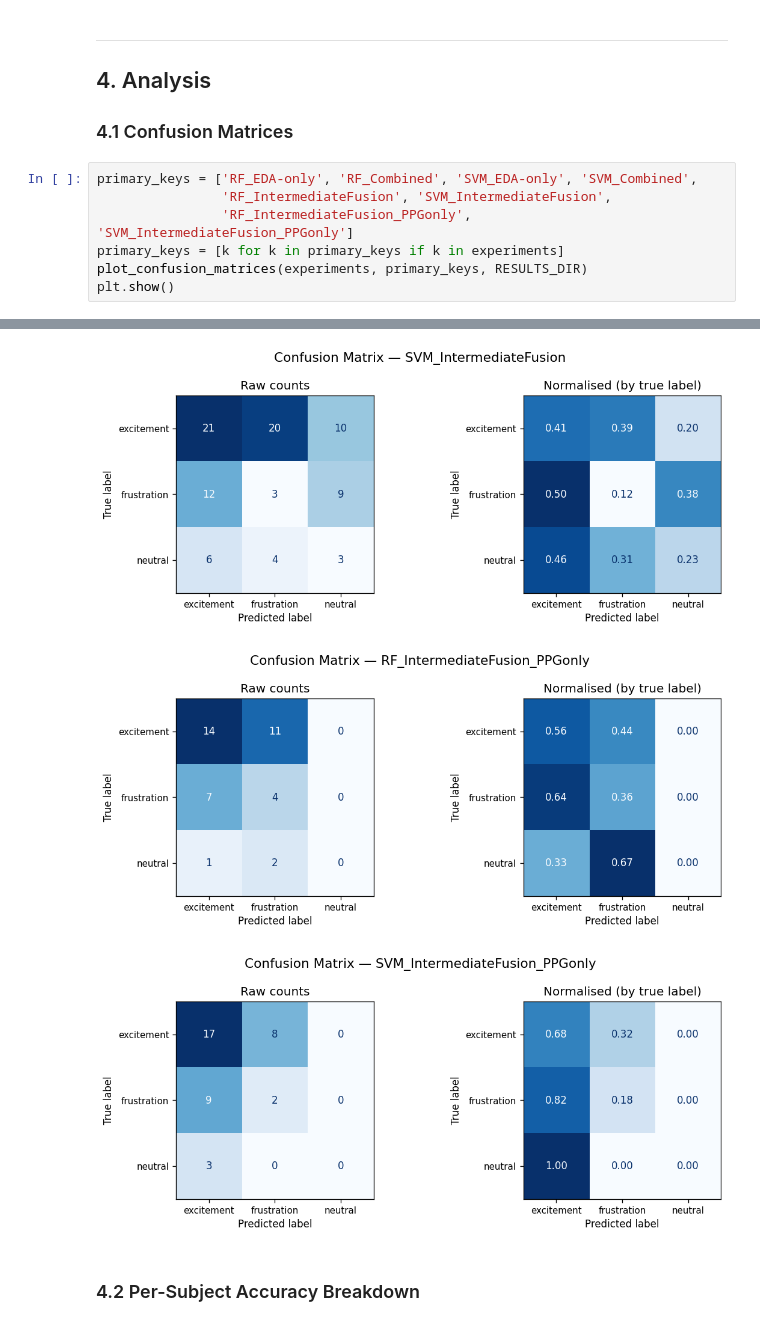
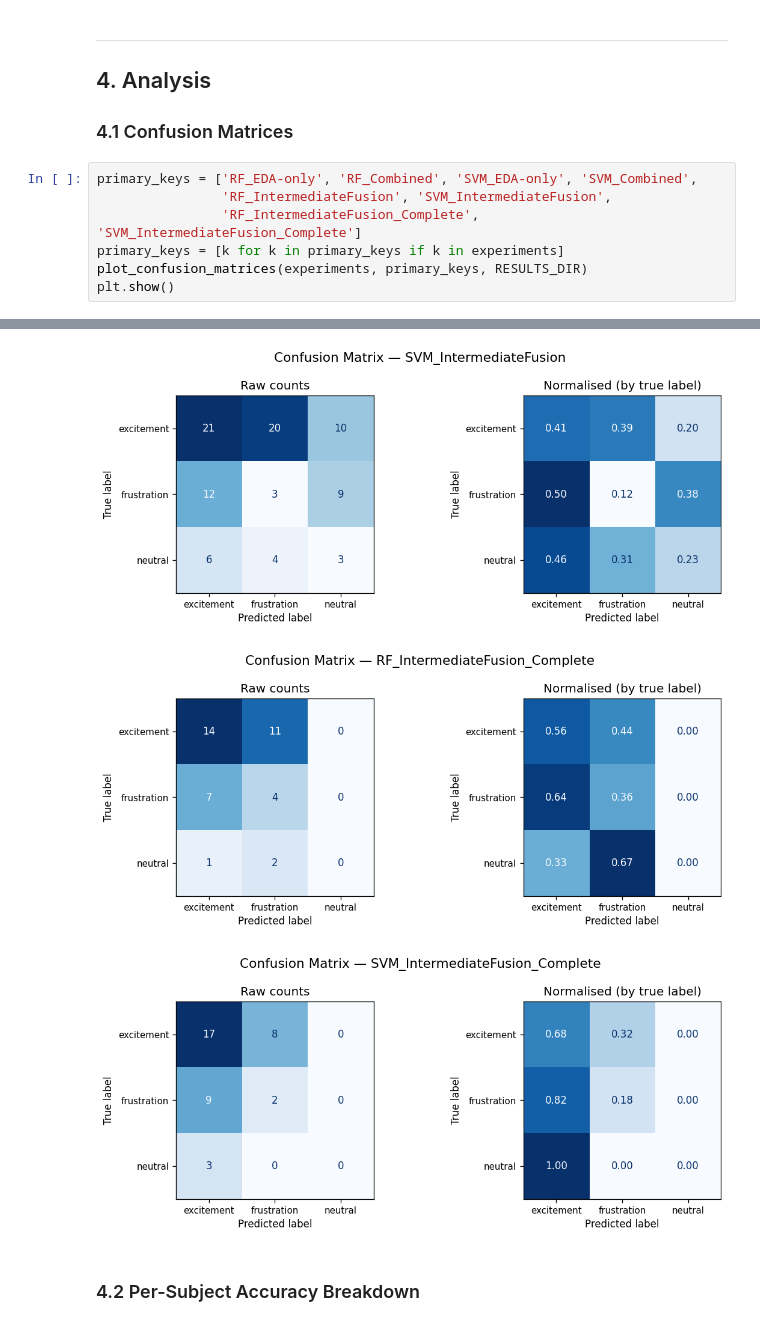
Before and after one commit to panos03/ac-hri_cw, a Jupyter notebook: emotion_recognition_system/04_model_training_and_evaluation.ipynb, the cells around one changed output, grey strips where cells are left out. Drawn from its saved outputs; the diff is of its cells as text.

Commit message:
Rename IntermediateFusion_PPGonly to IntermediateFusion_Complete and update results

```diff
--- a/emotion_recognition_system/04_model_training_and_evaluation.ipynb
+++ b/emotion_recognition_system/04_model_training_and_evaluation.ipynb
@@ -233,7 +233,7 @@ display(metrics.round(3))
 # %%
 primary_keys = ['RF_EDA-only', 'RF_Combined', 'SVM_EDA-only', 'SVM_Combined',
                 'RF_IntermediateFusion', 'SVM_IntermediateFusion',
-                'RF_IntermediateFusion_PPGonly', 'SVM_IntermediateFusion_PPGonly']
+                'RF_IntermediateFusion_Complete', 'SVM_IntermediateFusion_Complete']
 primary_keys = [k for k in primary_keys if k in experiments]
 plot_confusion_matrices(experiments, primary_keys, RESULTS_DIR)
 plt.show()
@@ -249,11 +249,11 @@ Saved: results\confusion_matrix_SVM_IntermediateFusion_PPGonly.png
 [figure]
 [figure]
 [figure]
 [figure]
 [figure]
 [figure]
-[figure, old version]
+[figure, new version]
-[figure, old version]
+[figure, new version]
 # %% [markdown]
 ### 4.2 Per-Subject Accuracy Breakdown
 # %%
```
Also changed, not shown: parts of 6 cells of this notebook, 12 other files.
